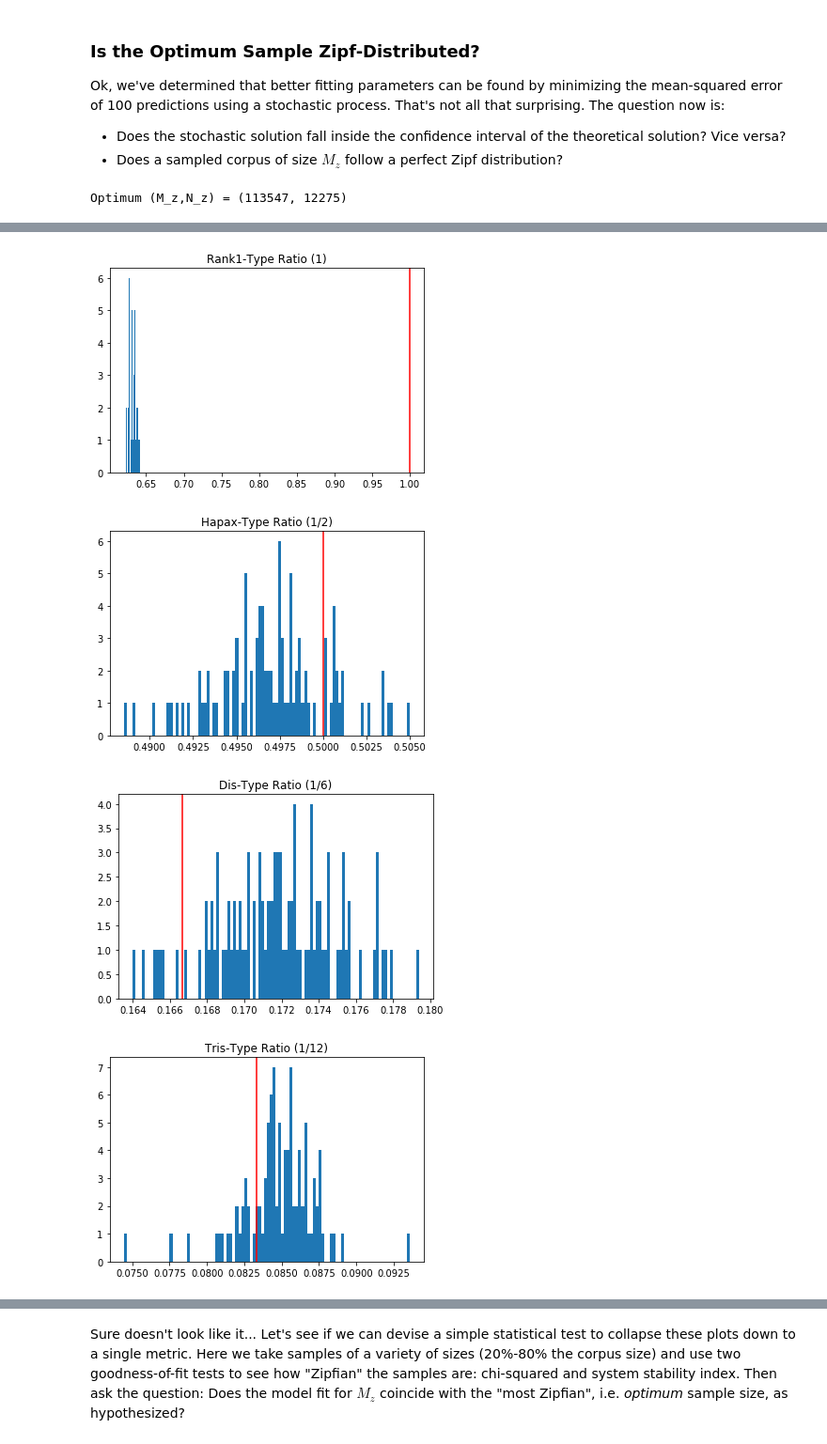
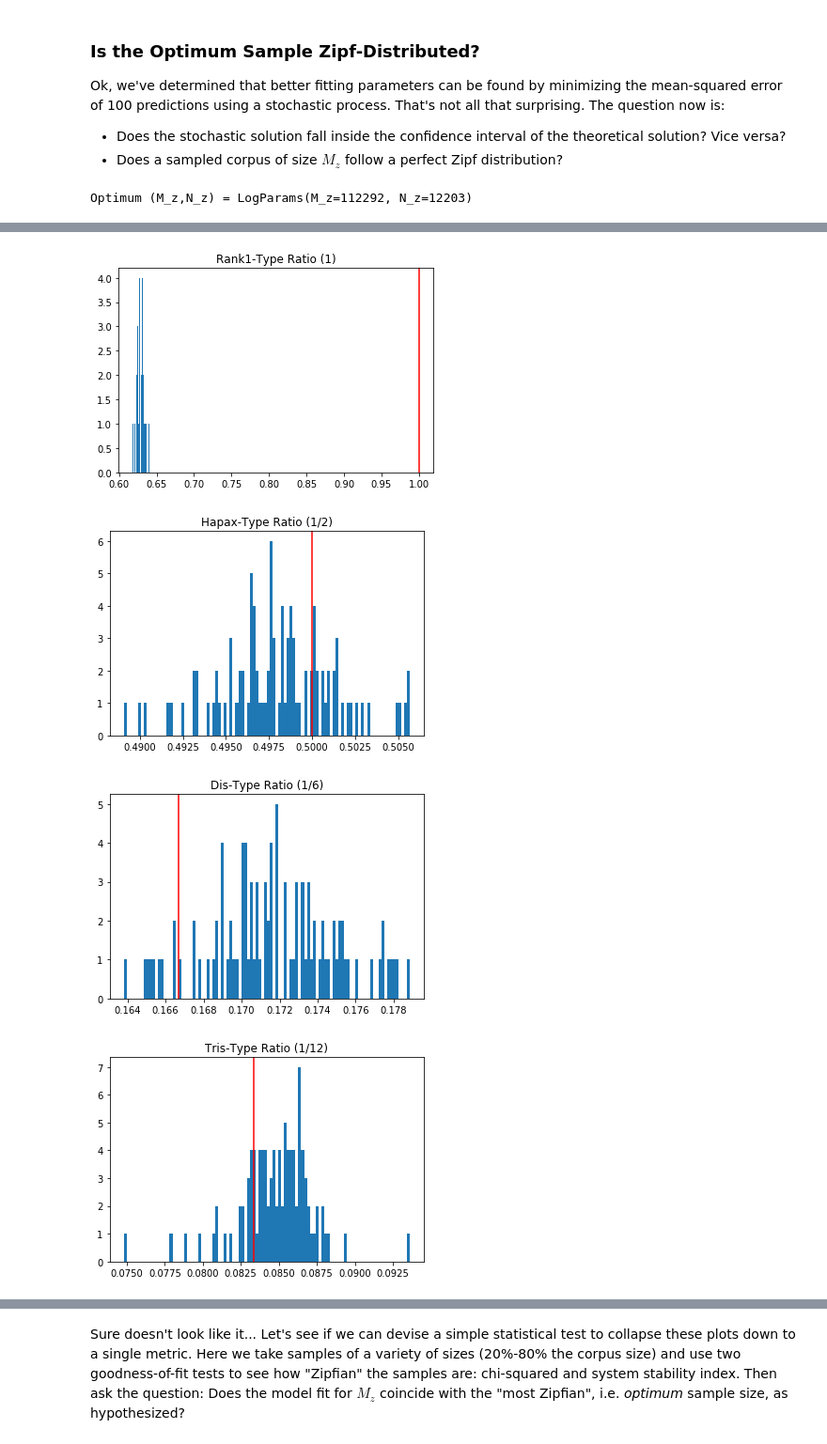
Before and after one commit to VictorDavis/legomena, a Jupyter notebook: notebooks/zipf-test.ipynb, the cells around one changed output, grey strips where cells are left out. Shown at 94% size. Drawn from its saved outputs; the diff is of its cells as text; code cells hidden in the pictures.

Commit message:
adapted notebooks to Corpus/Model class separation

```diff
--- a/notebooks/zipf-test.ipynb
+++ b/notebooks/zipf-test.ipynb
@@ -38,12 +37,13 @@ Select a book for use as our fitting corpus.
 
 # moby dick
 corpus = SPGC.get(2701)
-df = corpus.buildTTRCurve()
-M_z, N_z = corpus.fit(optimize = True)
-print("Optimum (M_z,N_z) =", (M_z, N_z))
+TTR = corpus.TTR
+model = LogModel()
+model.fit(TTR.m_tokens, TTR.n_types)
+print("Optimum (M_z,N_z) =", model.params)
 
 # plot TTR curve
-plt.plot(df.m_tokens, df.n_types)
+plt.plot(TTR.m_tokens, TTR.n_types)
 plt.title("Type-Token Relation")
 plt.xlabel("tokens")
 plt.ylabel("types")
@@ -68,8 +62,8 @@ Ok, we've determined that better fitting parameters can be found by minimizing t
 # %%
 # build mini-corpus around optimal value
 np.random.seed(42)
-M_z, N_z = corpus.M_z, corpus.N_z
-print("Optimum (M_z,N_z) =", (M_z, N_z))
+M_z, N_z = model.params
+print("Optimum (M_z,N_z) =", model.params)
 
 df = []
 for _ in range(99):
@@ -106,4 +100,4 @@ plt.hist(df.penta_frac, bins = 100); plt.axvline(x = 1/30, color = "red"); plt.t
 # recap
 df.head()
 # %% [output]
-Optimum (M_z,N_z) = (113547, 12275)
+Optimum (M_z,N_z) = LogParams(M_z=112292, N_z=12203)
@@ -113,4 +107,4 @@ Optimum (M_z,N_z) = (113547, 12275)
-[figure, old version]
+[figure, new version]
-[figure, old version]
+[figure, new version]
-[figure, old version]
+[figure, new version]
-[figure, old version]
+[figure, new version]
```
Also changed, not shown: parts of 9 cells of this notebook, 7 other files.
